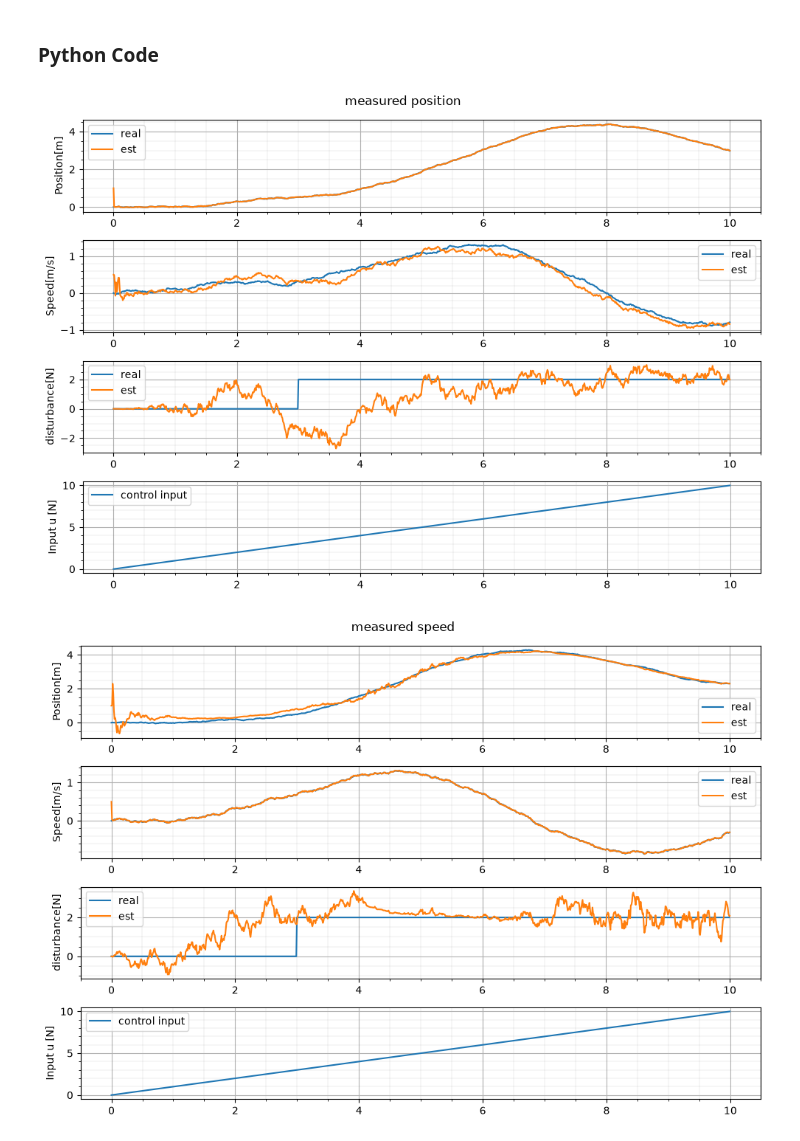
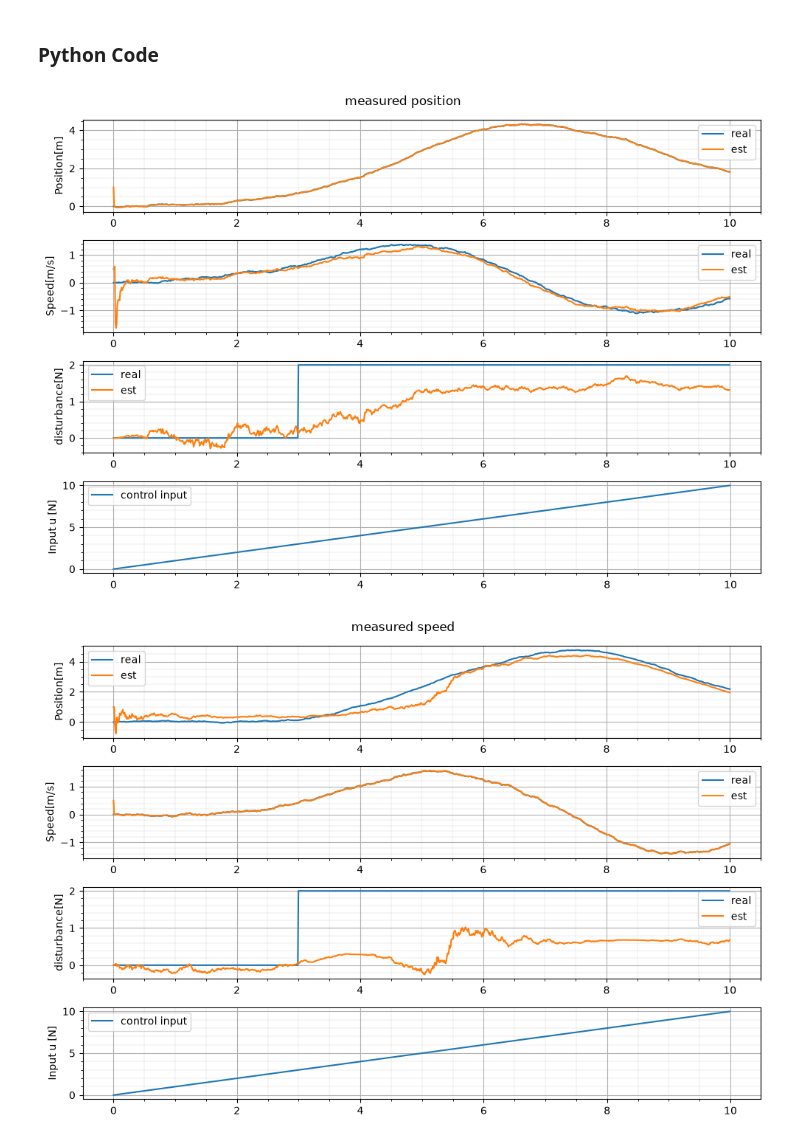
Before and after one commit to hideto008/learning_estimation_method, a Jupyter notebook: Notes/Estimate_State_using_UKF.ipynb, the cells around one changed output. Cells and saved outputs as stored; diff of their text form; code cells hidden in the pictures.

```diff
--- a/Notes/Estimate_State_using_UKF.ipynb
+++ b/Notes/Estimate_State_using_UKF.ipynb
@@ -584,6 +584,10 @@ class Parameters:
     # 誤差共分散行列の初期値
     P_init : np.ndarray = field(
         default_factory=lambda: np.diag([1e1, 1e1, 1e1]), compare=False
+    )
+
+    Q_real: np.ndarray = field(
+        default_factory=lambda:np.diag([1e-3, 1e-3]), compare=False
     )
 
     # プロセスノイズの分散Q
@@ -695,11 +699,13 @@ def simulation(X_init: np.ndarray,X_est_init:np.ndarray, u_array:np.ndarray, d_a
     n = len(u_array)
 
     for i in range(n):
-        w_k = fake_process_noize(params)
+        w_real = (
+            np.random.multivariate_normal(mean=np.zeros(2), cov=params.Q_real)
+        )
 
         # システムの状態
         X_for_sim = X_history[i].copy()
-        X_real = real_system(X_for_sim, u_array[i], d_array[i],params) + w_k[:2] # 外乱は状態に含まれるので、ここで加算しない
+        X_real = real_system(X_for_sim, u_array[i], d_array[i],params) + w_real # 外乱は状態に含まれるので、ここで加算しない
 
         # システムの観測値
         z = mesurement_value(X_real, measure_speed) + fake_mesurement_noiz(params)
@@ -752,33 +758,34 @@ def create_fig(t_array, x_array, x_est_array, u_array, d_array, title=""):
 dt = 1e-2 # [s]
 duration = 10 #[s]
 sampling_point = int(duration/dt)
 time_window = np.arange(sampling_point) * dt
 u_array = time_window* 1
 d_array = []
 for t in time_window:
     if t < 3:
         d_array.append(0)
     else:
         d_array.append(2)
 d_array = np.asarray(d_array)
 
 X_init = np.array([0,0])
 X_est_init = np.array([1.0,0.5,0.0])
 
 params = Parameters(
     dt=dt,
     k=1.0,
     c=0.1,
-    Q=np.diag([1e-4,1e-4, 3e-2]),
+    Q=np.diag([1e-4,1e-4, 1e-4]),
+    Q_real=np.diag([1e-4, 1e-4]),
     R=np.array([[1e-4]]),
     P_init=np.diag([1e1, 1e1, 1e0])
 )
 
 t_array, x_array, x_est_array = simulation(X_init,X_est_init,u_array, d_array, params, measure_speed=False)
 create_fig(t_array, x_array, x_est_array, u_array, d_array, title="measured position")
 
 t_array, x_array, x_est_array = simulation(X_init,X_est_init,u_array, d_array, params, measure_speed=True)
 create_fig(t_array, x_array, x_est_array, u_array, d_array, title="measured speed")
 # %% [output]
-[figure, old version]
+[figure, new version]
-[figure, old version]
+[figure, new version]
```
Also changed, not shown: parts of 1 cell of this notebook.
